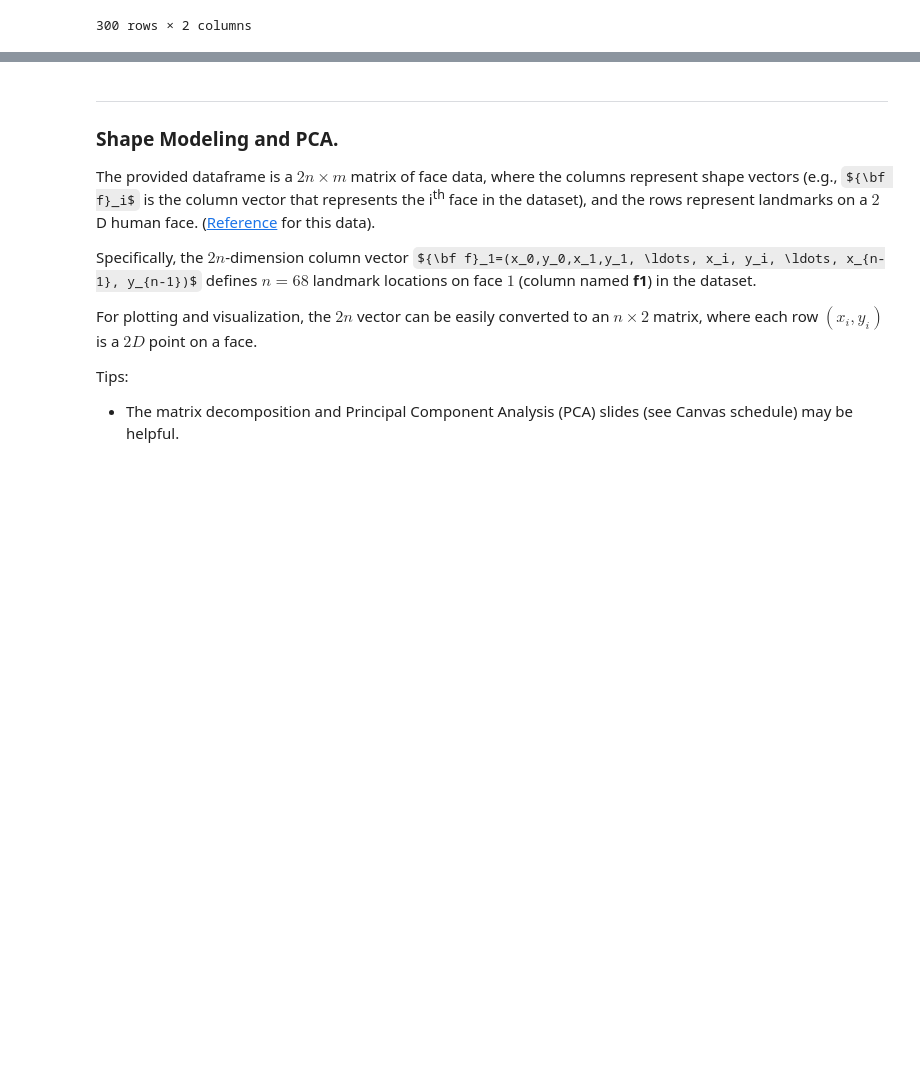
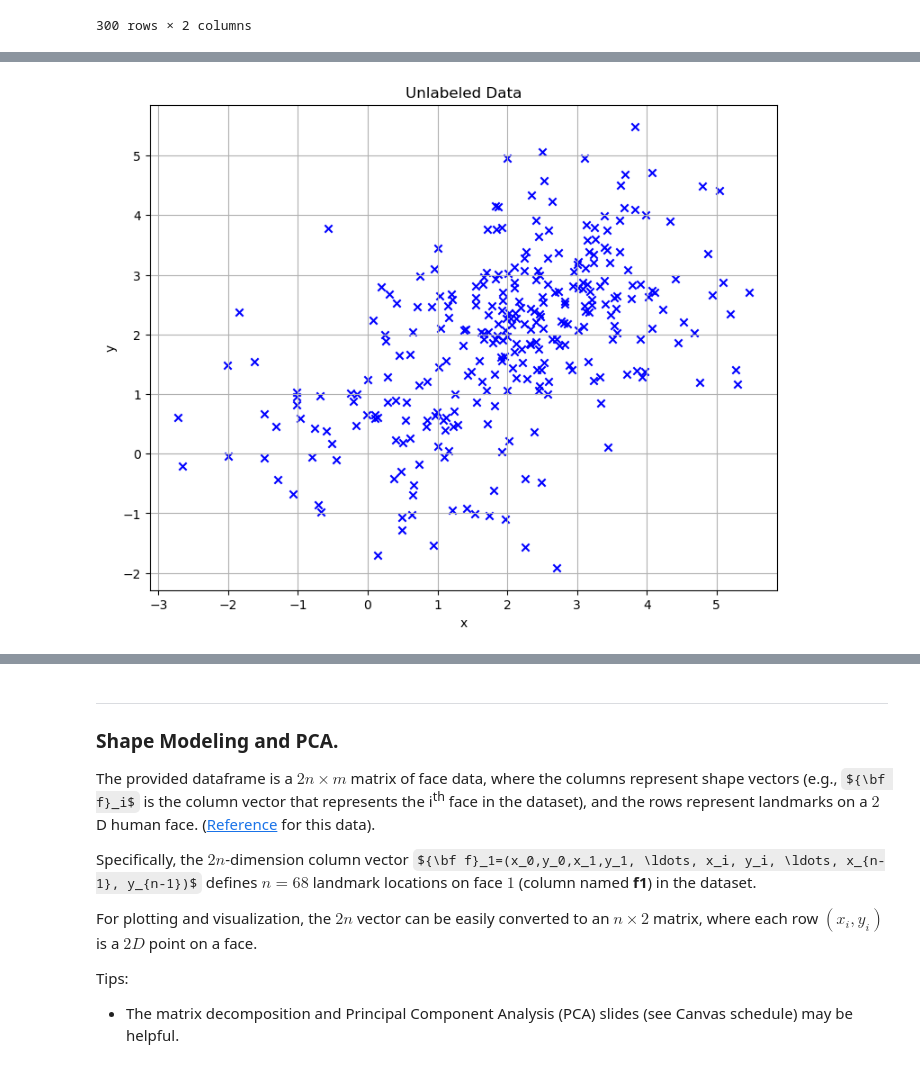
Before and after one commit to kawbu/COMP562-Project-2, a Jupyter notebook: P2.ipynb, the cells around one changed output, grey strips where cells are left out. Drawn from its saved outputs; the diff is of its cells as text; code cells hidden in the pictures; some formulas as TeX source; blank space fills up the shorter version.

```diff
--- a/P2.ipynb
+++ b/P2.ipynb
@@ -100,3 +96,18 @@ You may assume:
+# %%
+# --------------------------------------
+# Add your P1A coding solution below.
+# --------------------------------------
+
+plt.figure(figsize=(9,7))
+
+plt.scatter(kdf['x'], kdf['y'], marker='x', color='blue')
+plt.xlabel('x')
+plt.ylabel('y')
+plt.title('Unlabeled Data')
+plt.grid(True)
+plt.show()
+# %% [output]
+[figure, added]
 # %% [markdown]
 ****
 
```
Also changed, not shown: parts of 5 cells of this notebook.
